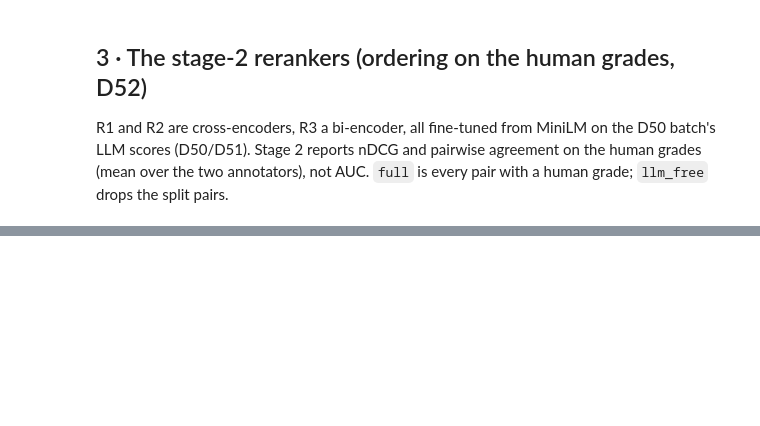
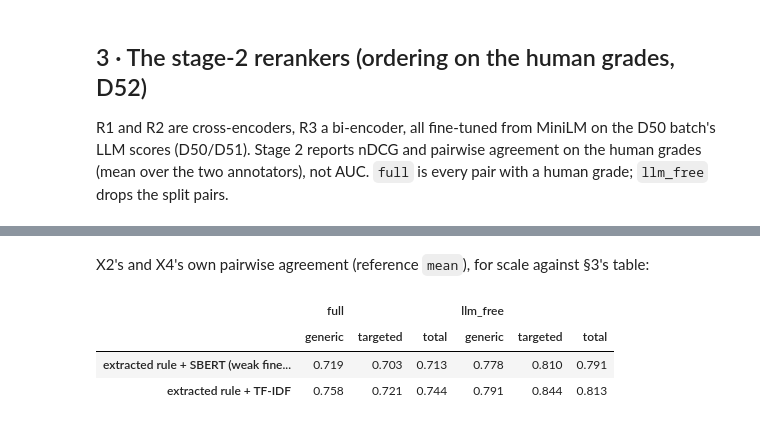
Before and after one commit to kuoyce/intelligent-candidate-screener, a Jupyter notebook: notebooks/23-ladder-on-clean-labels.ipynb, the cells around one changed output, grey strips where cells are left out. Drawn from its saved outputs; the diff is of its cells as text; code cells hidden in the pictures; blank space fills up the shorter version.

```diff
--- a/notebooks/23-ladder-on-clean-labels.ipynb
+++ b/notebooks/23-ladder-on-clean-labels.ipynb
@@ -115,3 +143,14 @@ t2.sort_values(("pairwise", "full", "total"), ascending=False).round(3)
+# %% [markdown]
+X2's and X4's own pairwise agreement (reference `mean`), for scale against §3's table:
+# %%
+pd.DataFrame({name: {(f["subset"], f["scope"]): f["value"] for f in figs
+                     if f["reference"] == "mean" and f["metric"] == "pairwise" and f["subset"] in ("full", "llm_free")}
+              for name, figs in o["x2_x4_figures"].items()}).T.round(3)
+# %% [output]
+|  | full |  |  | llm_free |  |  |
+|  | generic | targeted | total | generic | targeted | total |
+| extracted rule + SBERT (weak fine... | 0.719 | 0.703 | 0.713 | 0.778 | 0.810 | 0.791 |
+| extracted rule + TF-IDF | 0.758 | 0.721 | 0.744 | 0.791 | 0.844 | 0.813 |
 # %% [markdown]
 ## 4 · Reading
 
```
Also changed, not shown: parts of 3 cells of this notebook, 3 other files.
